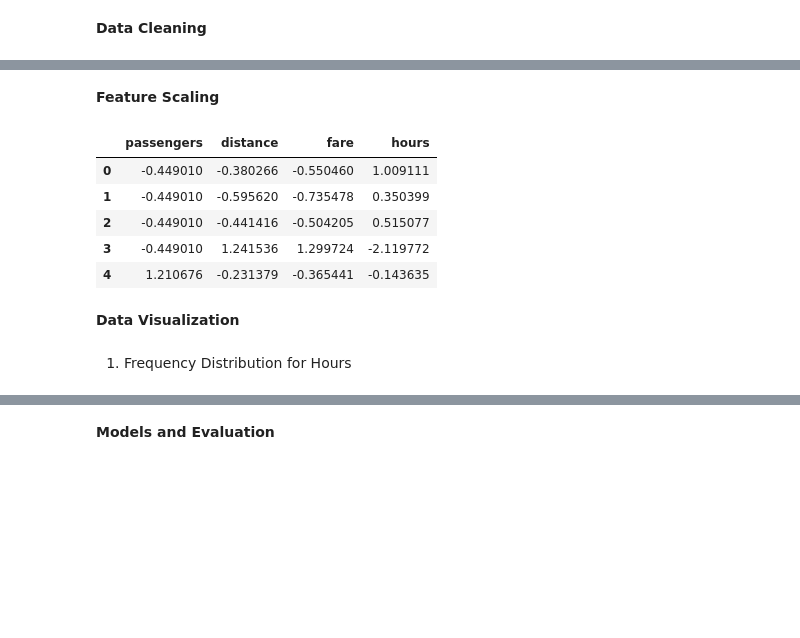
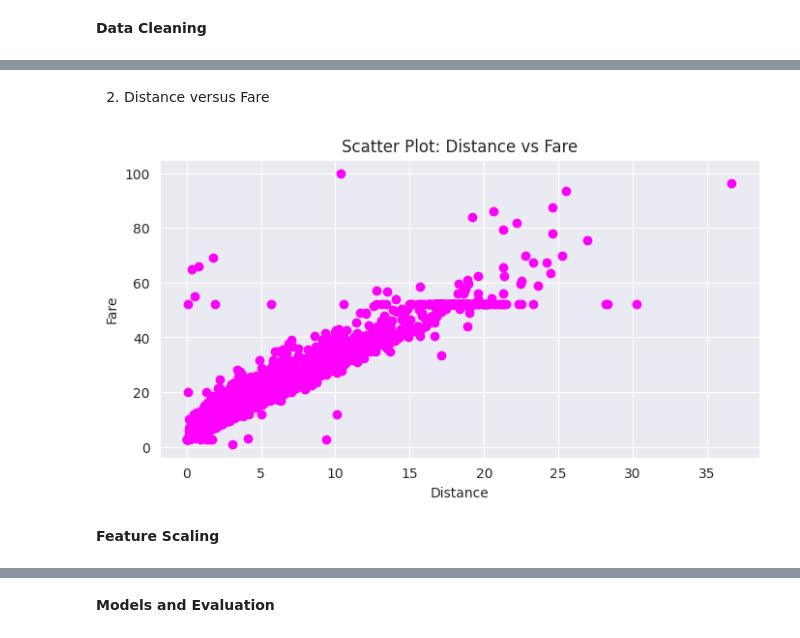
Before and after one commit to JonathanCharles123/IntelSystems, a Jupyter notebook: NoteBooks/Uber3.ipynb, the cells around one changed output, grey strips where cells are left out. Cells and saved outputs as stored; diff of their text form; code cells hidden in the pictures; blank space fills up the shorter version.

```diff
--- a/NoteBooks/Uber3.ipynb
+++ b/NoteBooks/Uber3.ipynb
@@ -93,14 +110,23 @@ Index(['passengers', 'distance', 'fare', 'hours'], dtype='object')
 # %%
-#Drop the rows where the fare amount is <=0 and distance is <=0
-
+# Drop the rows where the fare amount is <=0 and distance is <=0
 df.drop(df[df['fare']<=0].index,inplace=True)
 df.drop(df[df['distance']<=0].index,inplace=True)
+
+# Drop distance and fair amount outliers
 df.drop(df[df['distance']>60].index,inplace=True)
-
-#drop outlier distance and fair amount
-df.drop(df[df['distance']>100].index,inplace=True)
 df.drop(df[df['fare']>100].index,inplace=True)
 
-#drop unrealistic fair amounts and distance travelled
+# Drop unrealistic fair amounts and distance travelled
 df.drop(df[(df['fare']>=100) & (df['distance']<=1)].index,inplace=True)
 df.drop(df[(df['fare']<=100) & (df['distance']>=100)].index,inplace=True)
+# %% [markdown]
+2. Distance versus Fare
+# %%
+plt.figure(figsize=(8, 4))
+plt.scatter(df['distance'], df['fare'], color = 'magenta')
+plt.xlabel("Distance")
+plt.ylabel("Fare")
+plt.title('Scatter Plot: Distance vs Fare')
+plt.show()
+# %% [output]
+[figure, added]
@@ -107,21 +136,6 @@ df.drop(df[(df['fare']<=100) & (df['distance']>=100)].index,inplace=True)
 # %% [markdown]
 **Feature Scaling**
 # %%
-# Standardize the features using StandardScaler
+# Standardize the remaining features using StandardScaler
 scaler = StandardScaler()
-df = pd.DataFrame(scaler.fit_transform(df), columns=df.columns)
-
-# Display the scaled dataset
-df.head()
+df_scaled = pd.DataFrame(scaler.fit_transform(df), columns=df.columns)
-# %% [output]
-|  | passengers | distance | fare | hours |
-| 0 | -0.449010 | -0.380266 | -0.550460 | 1.009111 |
-| 1 | -0.449010 | -0.595620 | -0.735478 | 0.350399 |
-| 2 | -0.449010 | -0.441416 | -0.504205 | 0.515077 |
-| 3 | -0.449010 | 1.241536 | 1.299724 | -2.119772 |
-| 4 | 1.210676 | -0.231379 | -0.365441 | -0.143635 |
-# %% [markdown]
-**Data Visualization**
-# %% [markdown]
-
-1. Frequency Distribution for Hours
```
Also changed, not shown: parts of 35 cells of this notebook.
